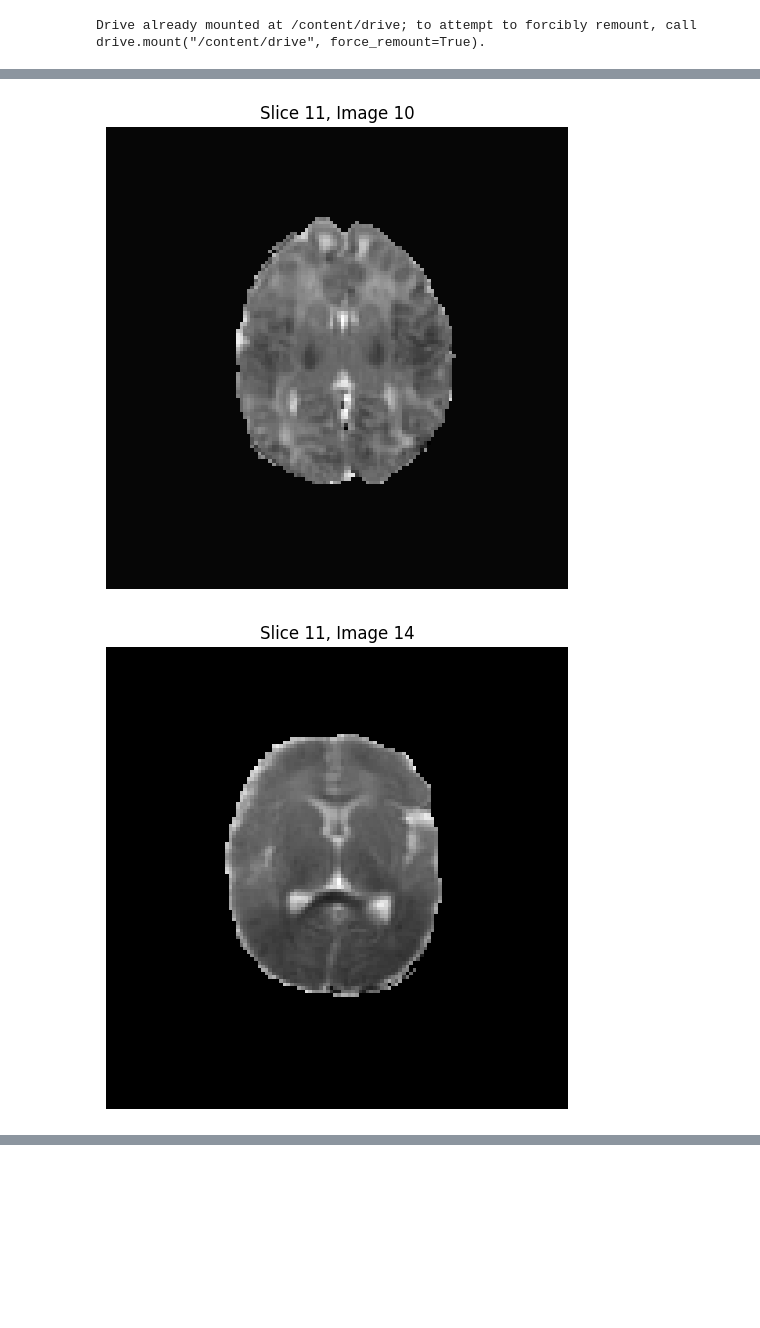
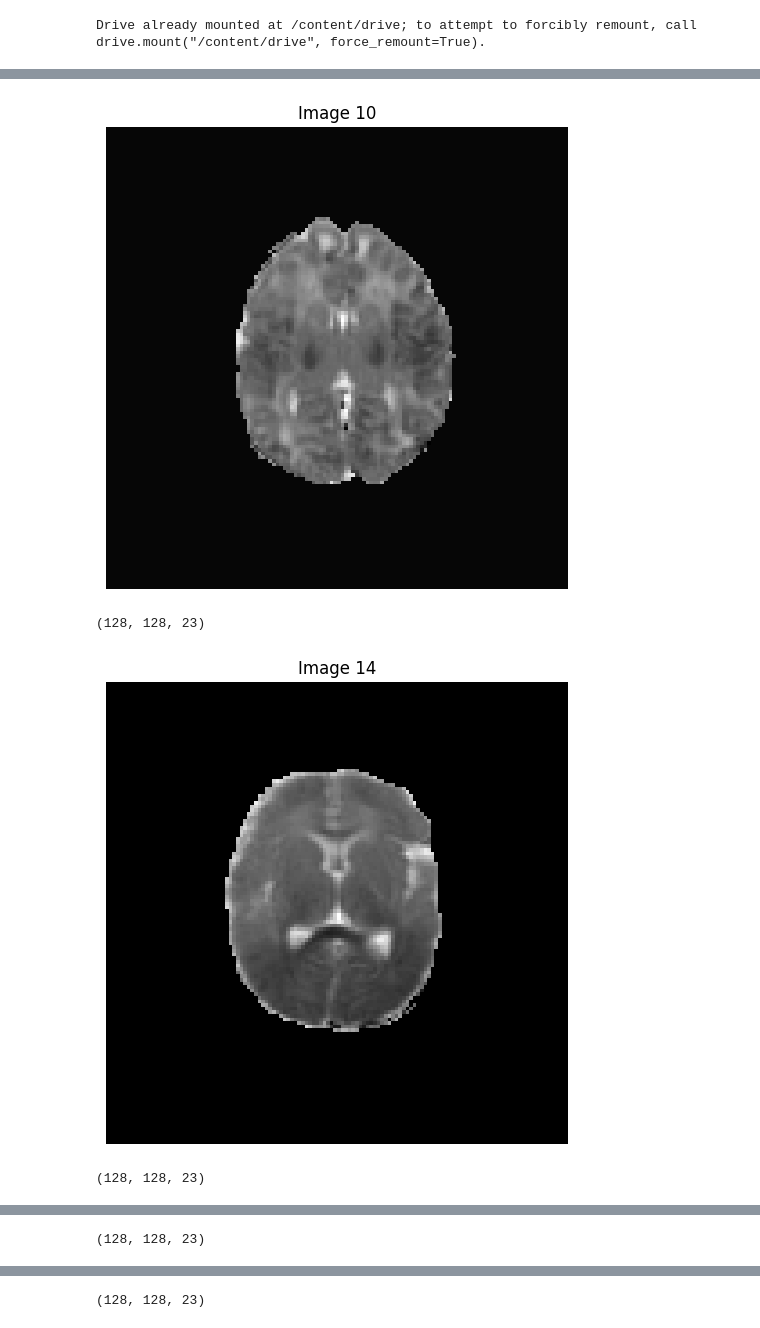
Before and after one commit to NikitaArya17/deep-learning-course-project, a Jupyter notebook: code/CSE602_Final_Project.ipynb, the cells around one changed output, grey strips where cells are left out. Drawn from its saved outputs; the diff is of its cells as text; code cells hidden in the pictures; blank space fills up the shorter version.

```diff
--- a/code/CSE602_Final_Project.ipynb
+++ b/code/CSE602_Final_Project.ipynb
@@ -67,19 +76,22 @@ replace BONBID2023_Train/3LABEL/MGHNICU_074-VISIT_01_lesion.mha? [y]es, [n]o, [A
 # %%
 #Some basic EDA; we read in and visualise the first five raw ADC maps to get a glimpse of the data we'll be dealing with.
 
 
 train_dir = '/content/BONBID2023_Train'
 
 for i in [10, 14, 15, 28, 62]:
   train_image = sitk.ReadImage(f"{train_dir}/1ADC_ss/MGHNICU_0{i}-VISIT_01-ADC_ss.mha")
   train_array = sitk.GetArrayFromImage(train_image)
   mid_slice = train_array.shape[0] // 2
 
   plt.figure(figsize=(8, 6))
   plt.imshow(train_array[mid_slice, :, :], cmap = 'gray')
-  plt.title(f"Slice {mid_slice}, Image {i}")
+  plt.title(f"Image {i}")
   plt.axis('off')
   plt.show()
+  print(train_image.GetSize())
 # %% [output]
-[figure, old version]
+[figure, new version]
+(128, 128, 23)
-[figure, old version]
+[figure, new version]
+(128, 128, 23)
@@ -86,0 +99 @@ for i in [10, 14, 15, 28, 62]:
+(128, 128, 23)
@@ -87,0 +101 @@ for i in [10, 14, 15, 28, 62]:
+(128, 128, 23)
```
Also changed, not shown: parts of 17 cells of this notebook, 4 other files.
